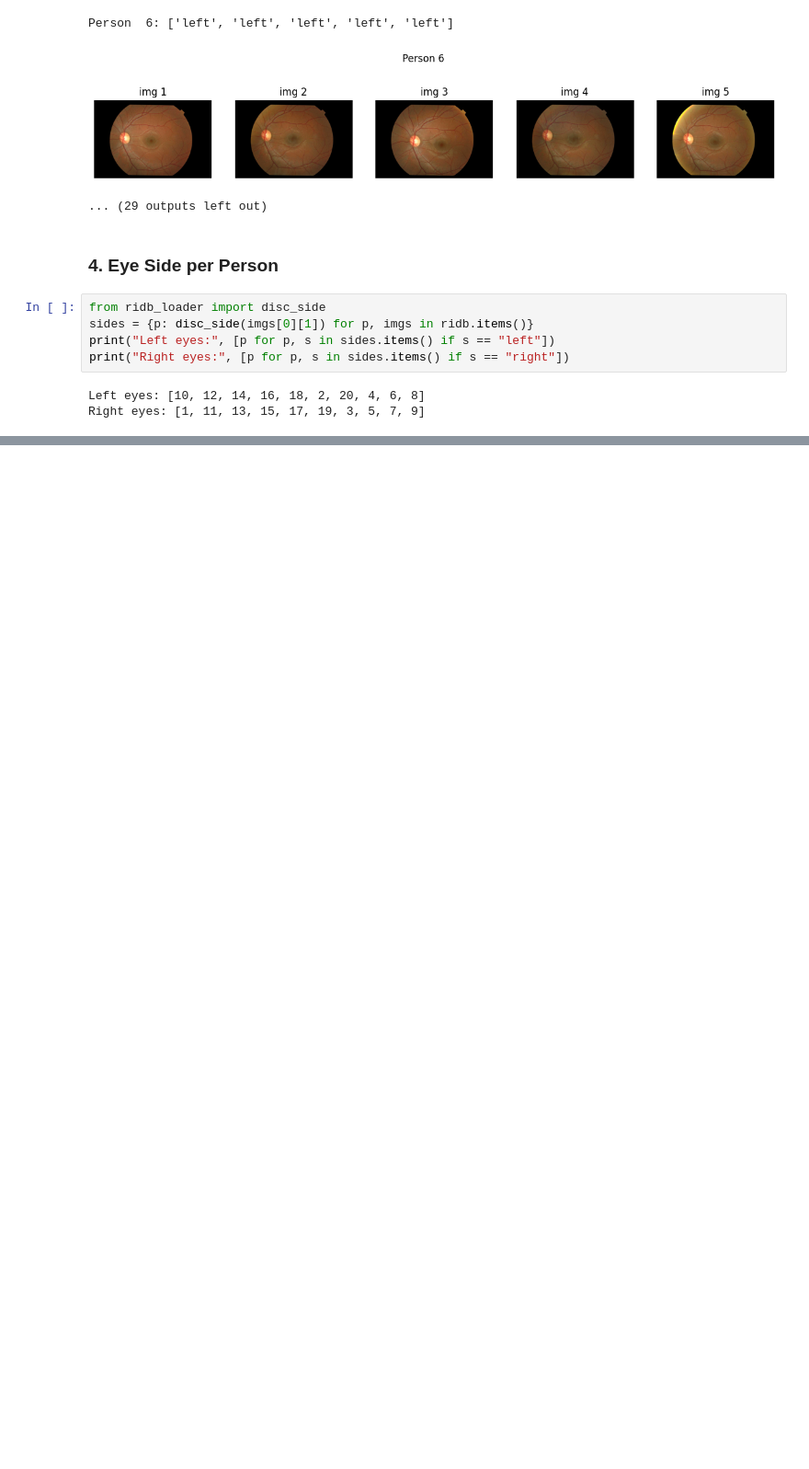
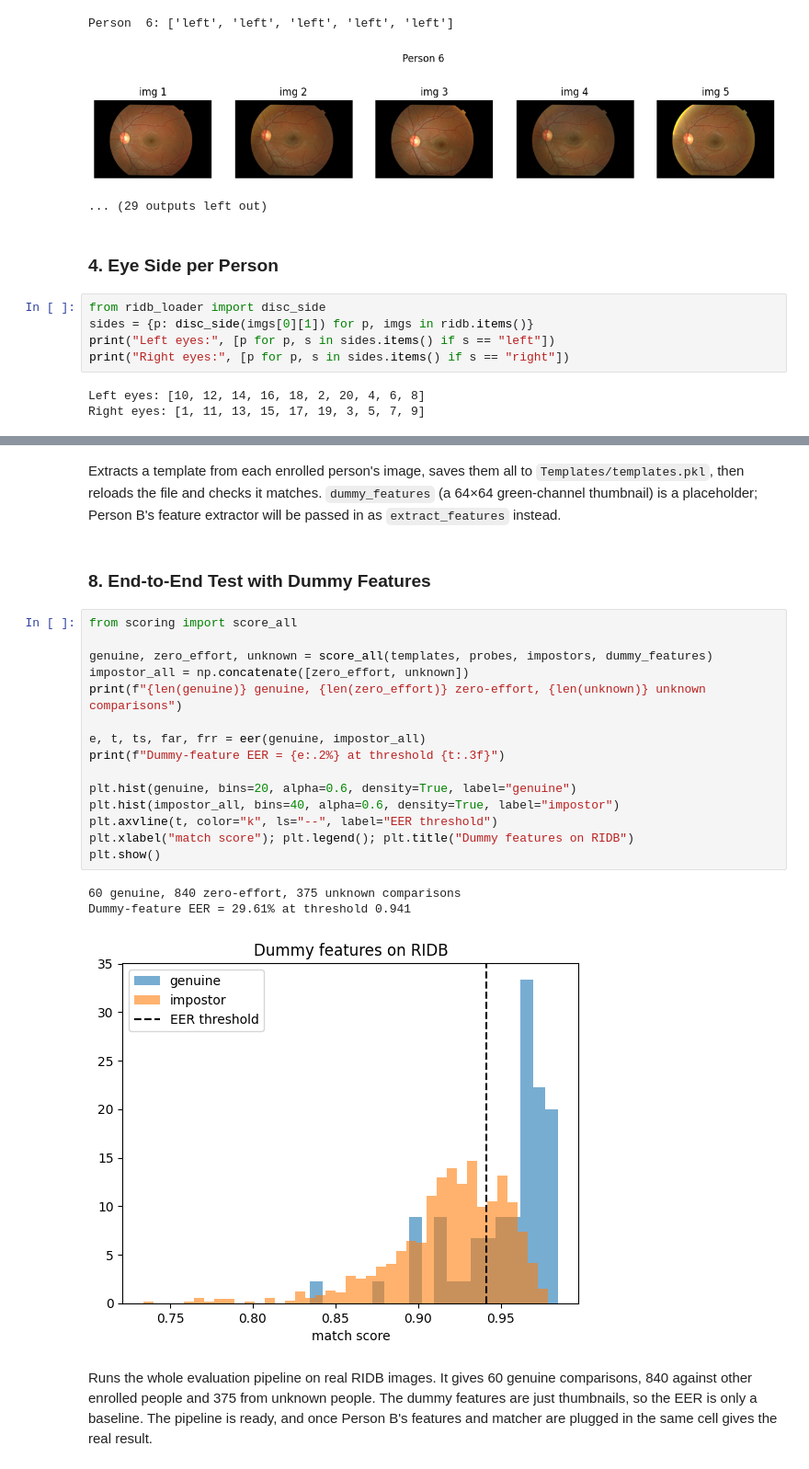
Before and after one commit to SeanByrne04/Image_processing_iris_recognition, a Jupyter notebook: Evaluation/run_evaluation.ipynb, the cells around one changed output, grey strips where cells are left out. Shown at 92% size. Drawn from its saved outputs; the diff is of its cells as text; blank space fills up the shorter version.

```diff
--- a/Evaluation/run_evaluation.ipynb
+++ b/Evaluation/run_evaluation.ipynb
@@ -52,0 +123,25 @@ Right eyes: [1, 11, 13, 15, 17, 19, 3, 5, 7, 9]
+# %% [markdown]
+Extracts a template from each enrolled person's image, saves them all to `Templates/templates.pkl`, then reloads the file and checks it matches. `dummy_features` (a 64×64 green-channel thumbnail) is a placeholder; Person B's feature extractor will be passed in as `extract_features` instead.
+# %% [markdown]
+### 8. End-to-End Test with Dummy Features
+# %%
+from scoring import score_all
+
+genuine, zero_effort, unknown = score_all(templates, probes, impostors, dummy_features)
+impostor_all = np.concatenate([zero_effort, unknown])
+print(f"{len(genuine)} genuine, {len(zero_effort)} zero-effort, {len(unknown)} unknown comparisons")
+
+e, t, ts, far, frr = eer(genuine, impostor_all)
+print(f"Dummy-feature EER = {e:.2%} at threshold {t:.3f}")
+
+plt.hist(genuine, bins=20, alpha=0.6, density=True, label="genuine")
+plt.hist(impostor_all, bins=40, alpha=0.6, density=True, label="impostor")
+plt.axvline(t, color="k", ls="--", label="EER threshold")
+plt.xlabel("match score"); plt.legend(); plt.title("Dummy features on RIDB")
+plt.show()
+# %% [output]
+60 genuine, 840 zero-effort, 375 unknown comparisons
+Dummy-feature EER = 29.61% at threshold 0.941
+[figure, added]
+# %% [markdown]
+Runs the whole evaluation pipeline on real RIDB images. It gives 60 genuine comparisons, 840 against other enrolled people and 375 from unknown people. The dummy features are just thumbnails, so the EER is only a baseline. The pipeline is ready, and once Person B's features and matcher are plugged in the same cell gives the real result.
```
Also changed, not shown: parts of 8 cells of this notebook, 2 other files.
